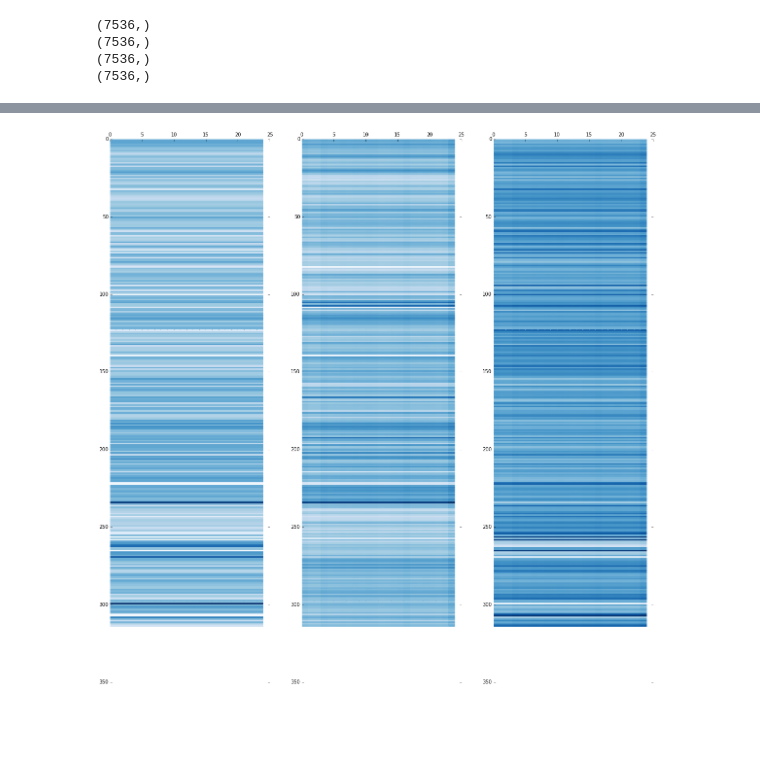
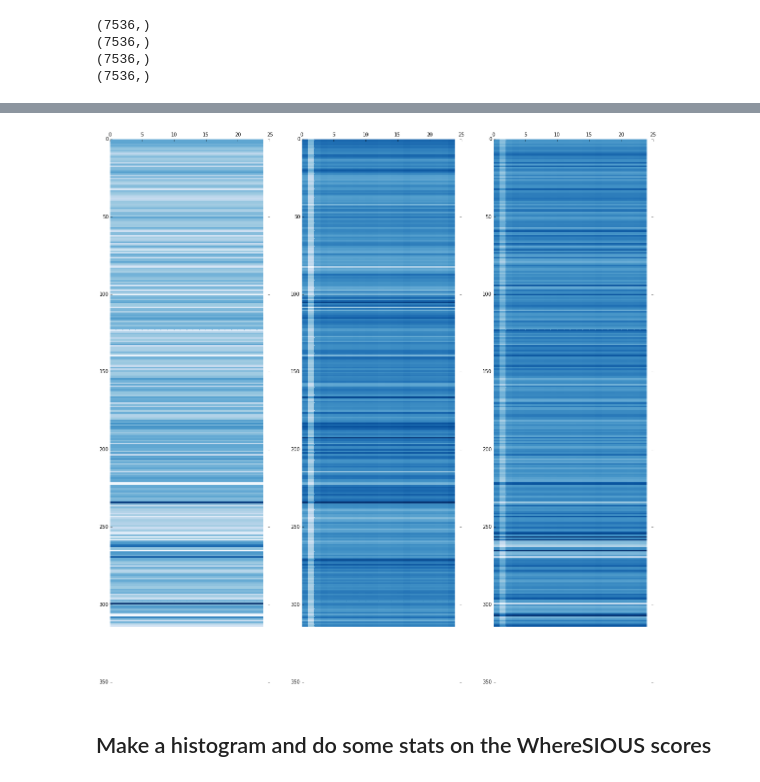
Before and after one commit to jmsilverman/insight_project, a Jupyter notebook: lin_reg_training2.ipynb, the cells around one changed output, grey strips where cells are left out. Drawn from its saved outputs; the diff is of its cells as text; code cells hidden in the pictures; blank space fills up the shorter version.

Commit message:
added a plotting notebook for the lin_reg_training2 file and finalized lin reg model

```diff
--- a/lin_reg_training2.ipynb
+++ b/lin_reg_training2.ipynb
@@ -359,7 +299,12 @@ print np.std(bus_age_pred_final)
 # %%
+# scale ages to 0 to 100 to get WhereSIOUS score
+print min(bus_age_pred_final)
+print max(bus_age_pred_final)
+score = 100 * (bus_age_pred_final-min(bus_age_pred_final)) / (max(bus_age_pred_final)-min(bus_age_pred_final))
+
 # save lists of tracts, codes, and final predicted ages as a dataframe
-df_out = pd.DataFrame({'census_tract': tracts_final, 'code_simple': codes_final, \
-                       'predicted_bus_age': bus_age_pred_final})
-print df_out.shape
-print df_out[:520]
+df_ages = pd.DataFrame({'census_tract': tracts_final, 'code_simple': codes_final, \
+                        'score': score})
+print df_ages.shape
+print df_ages[:538]
 # %% [output]
@@ -383,9 +328,12 @@ print df_out[:520]
 # %%
-# scale diffs to 0 to 100
-bus_age_diff_final = 100*(bus_age_diff_final-min(bus_age_diff_final)) / (max(bus_age_diff_final)-min(bus_age_diff_final))
+# scale diffs to 0 to 100 to get WhereSIOUS Diff score
+print min(bus_age_diff_final)
+print max(bus_age_diff_final)
+score = 100 * (bus_age_diff_final-min(bus_age_diff_final)) / (max(bus_age_diff_final)-min(bus_age_diff_final))
+
 # save lists of tracts, codes, and final predicted ages as a dataframe
-df_diff_out = pd.DataFrame({'census_tract': tracts_final, 'code_simple': codes_final, \
-                           'score': bus_age_diff_final})
-print df_diff_out.shape
-print df_diff_out[:520]
+df_diffs = pd.DataFrame({'census_tract': tracts_final, 'code_simple': codes_final, \
+                          'score': score})
+print df_diffs.shape
+print df_diffs[:538]
 # %% [output]
@@ -409,7 +363,7 @@ print df_diff_out[:520]
 # %%
 # make new dataframe for heat map plotting
-df_map = df_out.pivot(index='census_tract', columns='code_simple', values='predicted_bus_age')
+df_map = df_ages.pivot(index='census_tract', columns='code_simple', values='score')
 print df_map.shape
-df_map
+#df_map
 # %% [output]
 (314, 24)
@@ -435,7 +370,7 @@ df_map
 # %%
 # make new dataframe for heat map plotting
-df_map_diff = df_diff_out.pivot(index='census_tract', columns='code_simple', values='score')
+df_map_diff = df_diffs.pivot(index='census_tract', columns='code_simple', values='score')
 print df_map_diff.shape
-df_map_diff
+#df_map_diff
 # %% [output]
 (314, 24)
@@ -506,33 +385,35 @@ fig, ax = plt.subplots(1,3)
 heatmap = ax[0].pcolor(age_code_og,cmap=plt.cm.Blues)
 # fix presentation
 fig = plt.gcf()
 fig.set_size_inches(20, 20)
 # turn off the frame
 ax[0].set_frame_on(False)
 # want a more natural, table-like display
 ax[0].invert_yaxis()
 ax[0].xaxis.tick_top()
 ax[0].grid(False)
 
 # heat map of model output business ages for every tract/code combo
 heatmap = ax[1].pcolor(df_map.values,cmap=plt.cm.Blues)
 # turn off the frame
 ax[1].set_frame_on(False)
 # want a more natural, table-like display
 ax[1].invert_yaxis()
 ax[1].xaxis.tick_top()
 ax[1].grid(False)
 
 # heat map of relative diffs
-heatmap = ax[2].pcolor(diff_ages,cmap=plt.cm.Blues)
+heatmap = ax[2].pcolor(df_map_diff.values,cmap=plt.cm.Blues)
 # turn off the frame
 ax[2].set_frame_on(False)
 # want a more natural, table-like display
 ax[2].invert_yaxis()
 ax[2].xaxis.tick_top()
 ax[2].grid(False)
 
 plt.show()
 # %% [output]
-[figure, old version]
+[figure, new version]
+# %% [markdown]
+## Make a histogram and do some stats on the WhereSIOUS scores
 # %%
```
Also changed, not shown: parts of 42 cells of this notebook, 2 other files.
